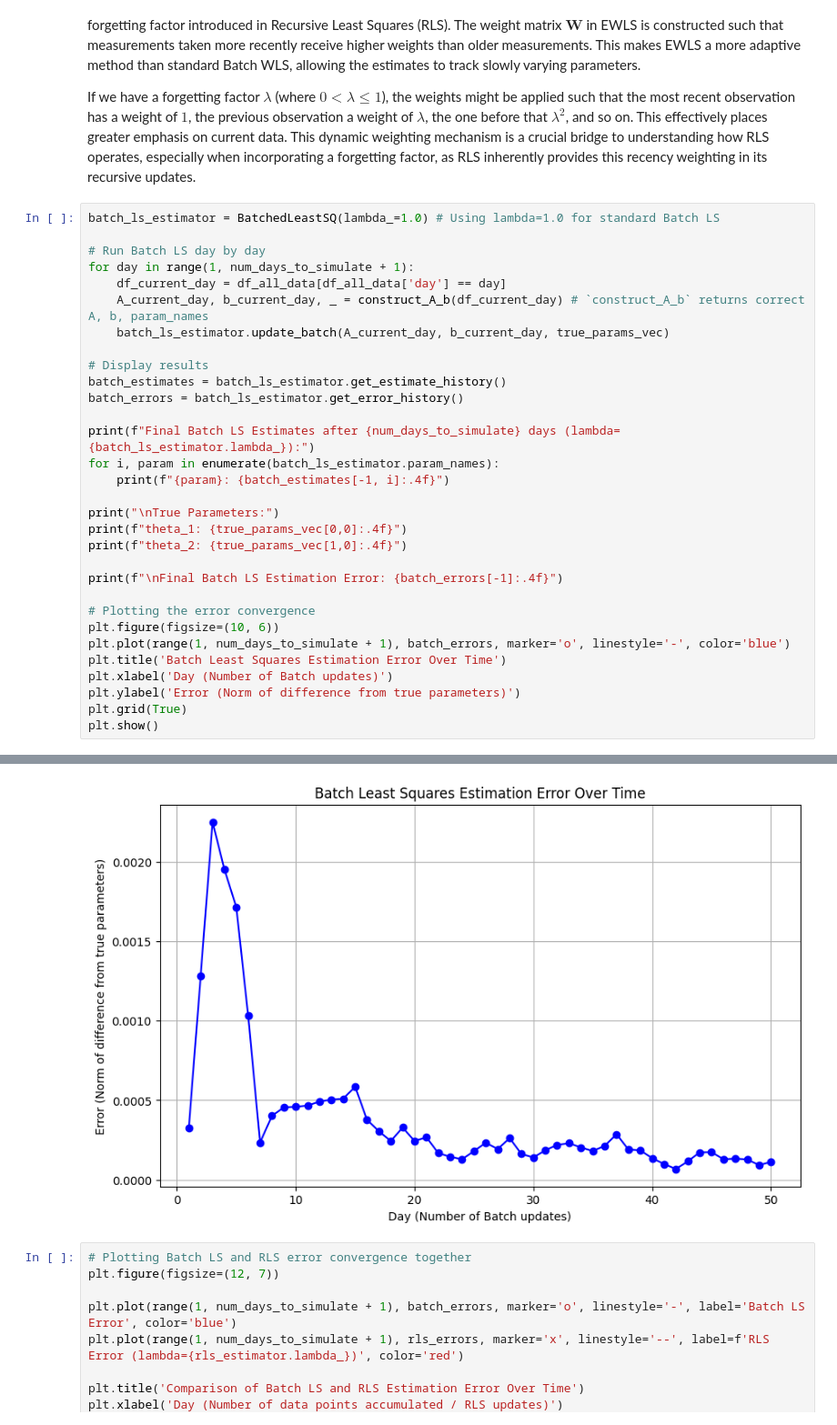
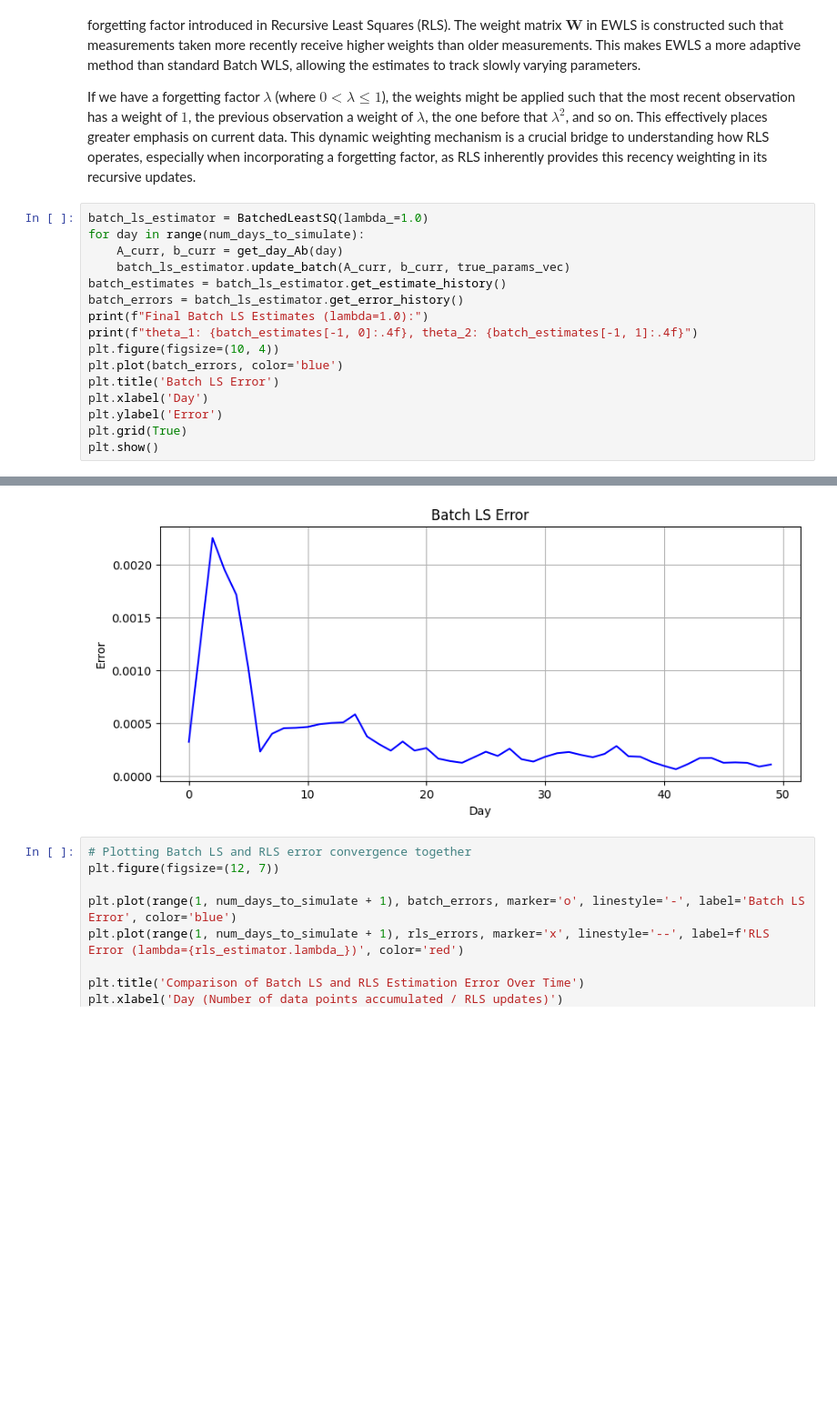
Before and after one commit to ysn9vq-gmu/rqe_tutorials, a Jupyter notebook: ls_rls.ipynb, the cells around one changed output, grey strips where cells are left out. Shown at 91% size. Saved outputs shown, nothing was run; the diff lists cells and outputs as text; blank space fills up the shorter version.

```diff
--- a/ls_rls.ipynb
+++ b/ls_rls.ipynb
@@ -631,34 +805,19 @@ EWLS achieves this by assigning exponentially decaying weights to older observat
 
 If we have a forgetting factor $\lambda$ (where $0 < \lambda \le 1$), the weights might be applied such that the most recent observation has a weight of $1$, the previous observation a weight of $\lambda$, the one before that $\lambda^2$, and so on. This effectively places greater emphasis on current data. This dynamic weighting mechanism is a crucial bridge to understanding how RLS operates, especially when incorporating a forgetting factor, as RLS inherently provides this recency weighting in its recursive updates.
 # %%
-batch_ls_estimator = BatchedLeastSQ(lambda_=1.0) # Using lambda=1.0 for standard Batch LS
-
-# Run Batch LS day by day
-for day in range(1, num_days_to_simulate + 1):
-    df_current_day = df_all_data[df_all_data['day'] == day]
-    A_current_day, b_current_day, _ = construct_A_b(df_current_day) # `construct_A_b` returns correct A, b, param_names
-    batch_ls_estimator.update_batch(A_current_day, b_current_day, true_params_vec)
-
-# Display results
+batch_ls_estimator = BatchedLeastSQ(lambda_=1.0)
+for day in range(num_days_to_simulate):
+    A_curr, b_curr = get_day_Ab(day)
+    batch_ls_estimator.update_batch(A_curr, b_curr, true_params_vec)
 batch_estimates = batch_ls_estimator.get_estimate_history()
 batch_errors = batch_ls_estimator.get_error_history()
-
-print(f"Final Batch LS Estimates after {num_days_to_simulate} days (lambda={batch_ls_estimator.lambda_}):")
-for i, param in enumerate(batch_ls_estimator.param_names):
-    print(f"{param}: {batch_estimates[-1, i]:.4f}")
-
-print("\nTrue Parameters:")
-print(f"theta_1: {true_params_vec[0,0]:.4f}")
-print(f"theta_2: {true_params_vec[1,0]:.4f}")
-
-print(f"\nFinal Batch LS Estimation Error: {batch_errors[-1]:.4f}")
-
-# Plotting the error convergence
-plt.figure(figsize=(10, 6))
-plt.plot(range(1, num_days_to_simulate + 1), batch_errors, marker='o', linestyle='-', color='blue')
-plt.title('Batch Least Squares Estimation Error Over Time')
-plt.xlabel('Day (Number of Batch updates)')
-plt.ylabel('Error (Norm of difference from true parameters)')
+print(f"Final Batch LS Estimates (lambda=1.0):")
+print(f"theta_1: {batch_estimates[-1, 0]:.4f}, theta_2: {batch_estimates[-1, 1]:.4f}")
+plt.figure(figsize=(10, 4))
+plt.plot(batch_errors, color='blue')
+plt.title('Batch LS Error')
+plt.xlabel('Day')
+plt.ylabel('Error')
 plt.grid(True)
 plt.show()
 # %% [output]
@@ -674,4 +826,4 @@ Final Batch LS Estimation Error: 0.0001
-[figure, old version]
+[figure, new version]
 # %%
 # Plotting Batch LS and RLS error convergence together
 plt.figure(figsize=(12, 7))
```
Also changed, not shown: parts of 7 cells of this notebook.
